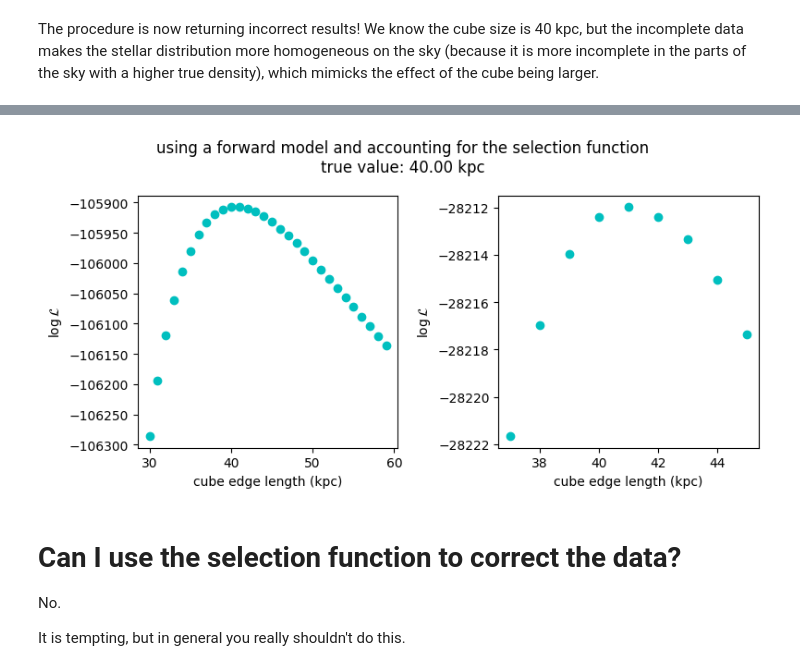
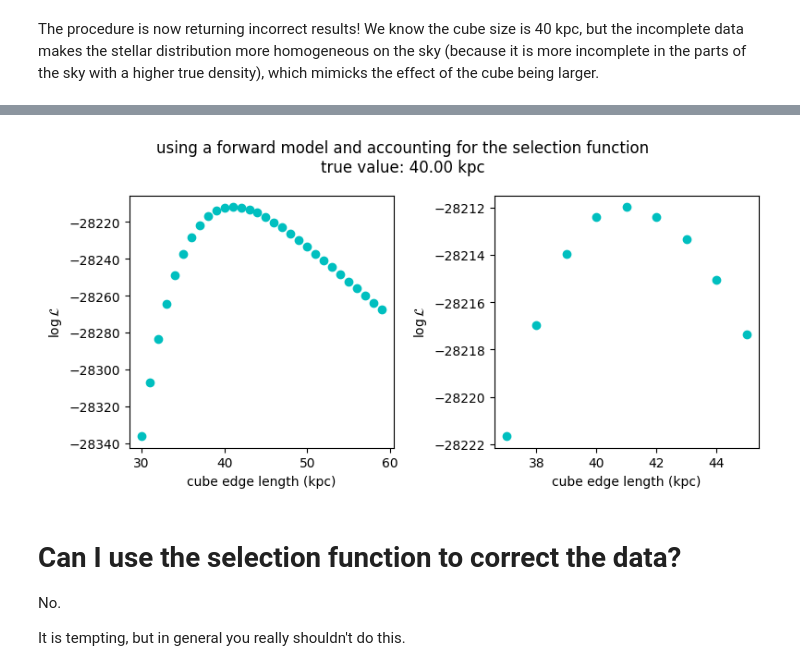
Before and after one commit to gaia-unlimited/gaiaunlimited, a Jupyter notebook: docs/notebooks/cube_galaxy_sky.ipynb, the cells around one changed output, grey strips where cells are left out. Saved outputs shown, nothing was run; the diff lists cells and outputs as text; code cells hidden in the pictures.

```diff
--- a/docs/notebooks/cube_galaxy_sky.ipynb
+++ b/docs/notebooks/cube_galaxy_sky.ipynb
@@ -440,7 +447,7 @@ all_log_L_withsf = np.array(all_log_L_withsf)
 plt.figure(figsize=(8,4))
 
 plt.subplot(121)
-plt.scatter( cube_sizes_to_try , all_log_L , c='c')
+plt.scatter( cube_sizes_to_try , all_log_L_withsf , c='c')
 plt.xlabel('cube edge length (kpc)')
 plt.ylabel('$\log \mathcal{L}$')
 
@@ -464,4 +471,4 @@ Wall time: 31.9 s
-[figure, old version]
+[figure, new version]
 # %% [markdown]
 # Can I use the selection function to correct the data?
 
```
Also changed, not shown: parts of 6 cells of this notebook.
